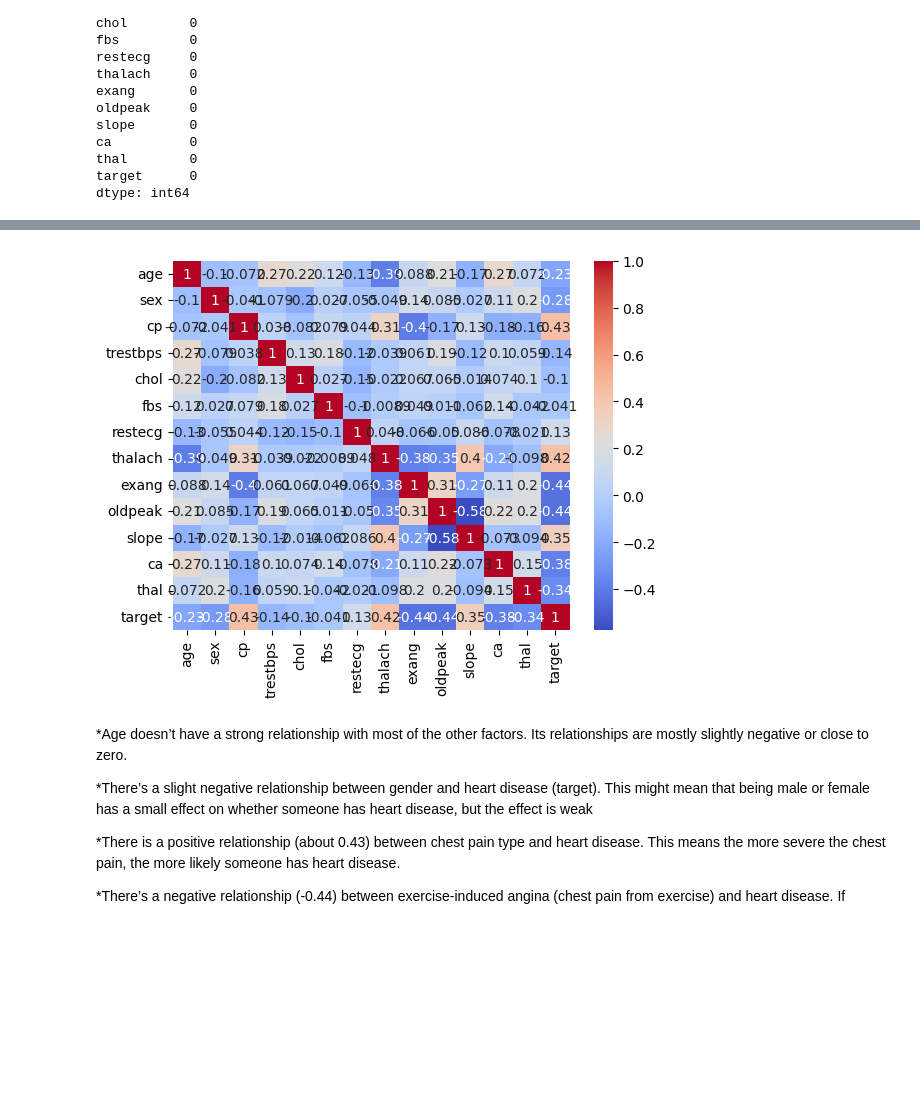
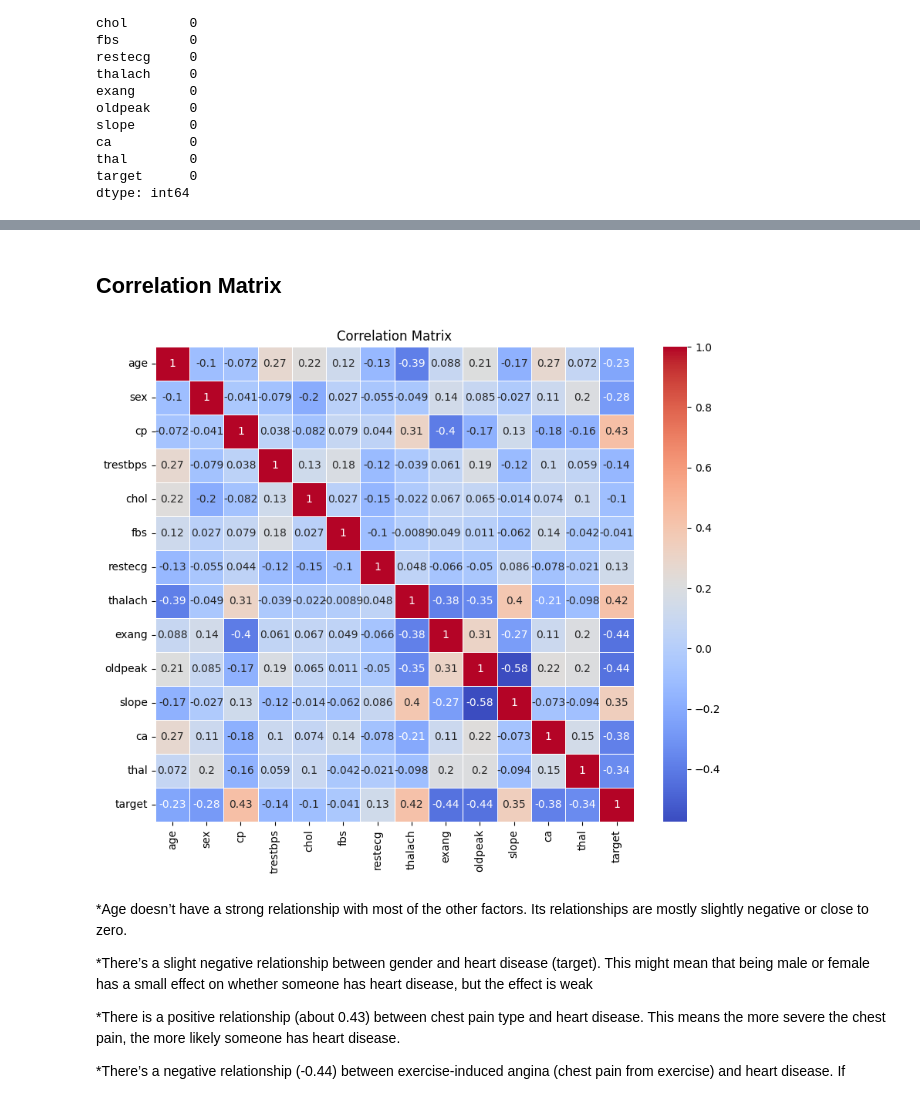
Before and after one commit to thevannyfiles/predicting-heart-disease, a Jupyter notebook: main.ipynb, the cells around one changed output, grey strips where cells are left out. Cells and saved outputs as stored; diff of their text form; code cells hidden in the pictures; blank space fills up the shorter version.

```diff
--- a/main.ipynb
+++ b/main.ipynb
@@ -89,9 +119,14 @@ dtype: int64
+# %% [markdown]
+## **Correlation Matrix**
 # %%
 # Visualize correlations
-sns.heatmap(df.corr(), annot=True, cmap='coolwarm')
+
+plt.figure(figsize=(10, 8))
+sns.heatmap(df.corr(), annot=True, cmap='coolwarm', linewidths=0.5)
+plt.title('Correlation Matrix')
 plt.show()
 # %% [output]
-[figure, old version]
+[figure, new version]
 # %% [markdown]
 *Age doesn’t have a strong relationship with most of the other factors. Its relationships are mostly slightly negative or close to zero.
 
```
Also changed, not shown: parts of 9 cells of this notebook.
